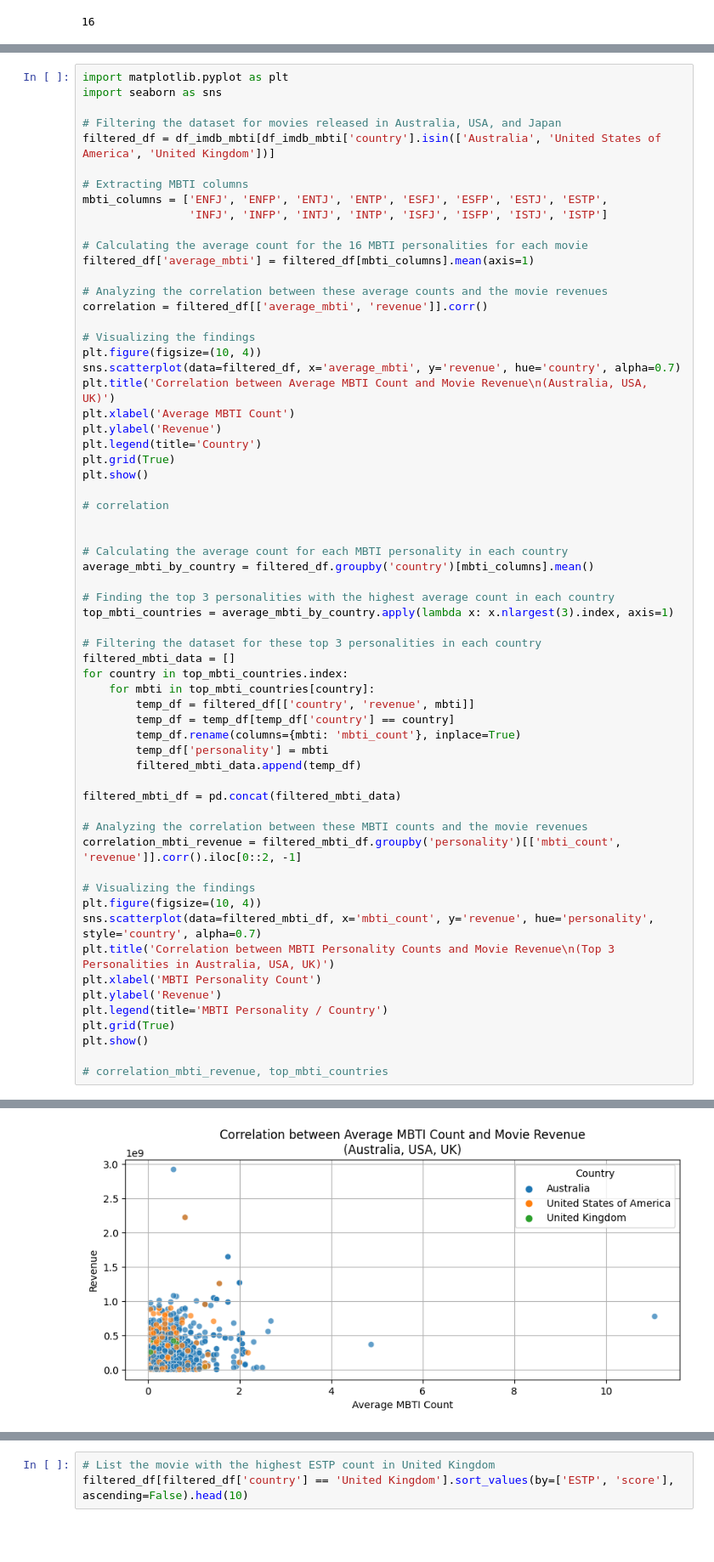
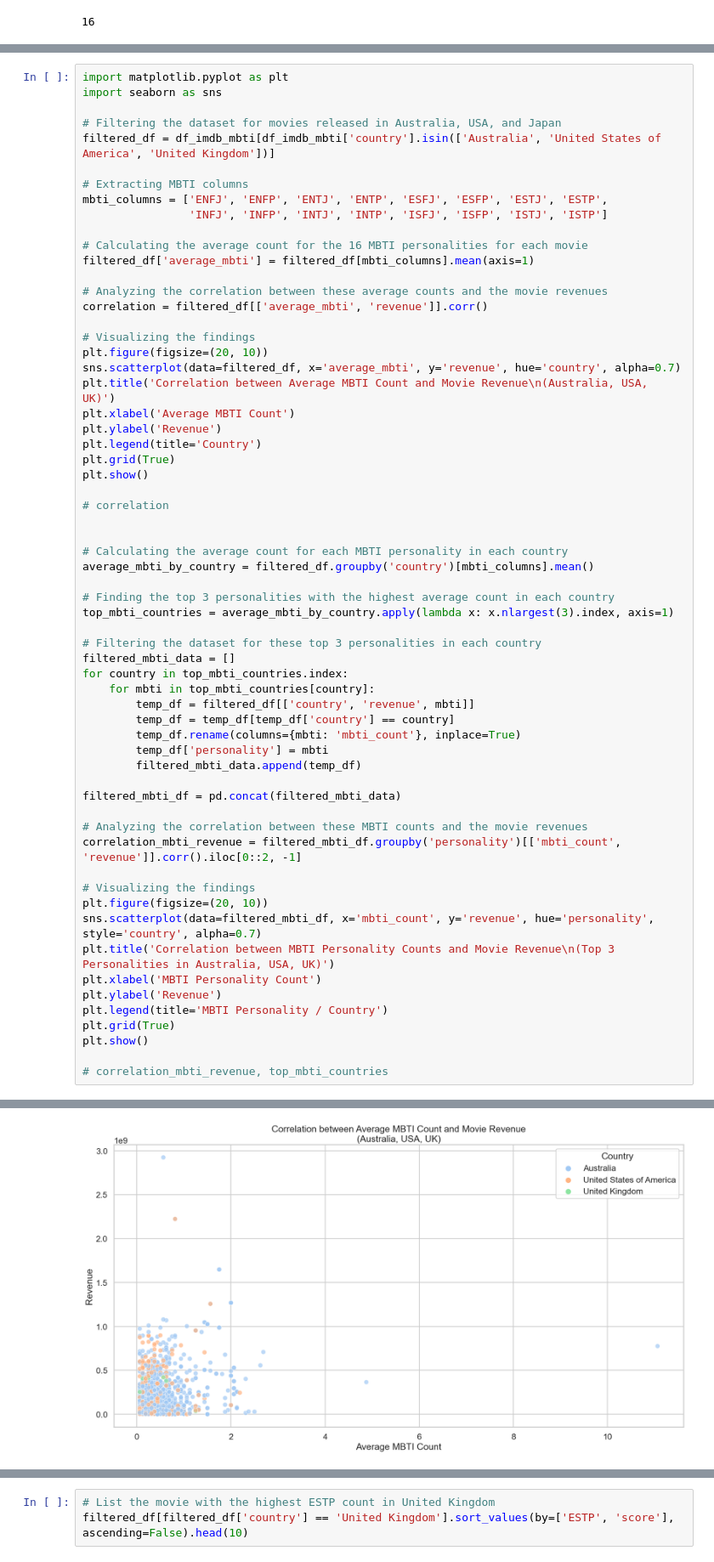
Before and after one commit to Xiaotong1120/Exploratory-Data-Analysis-on-Movie-Characters-MBTI-Personality-Types-, a Jupyter notebook: Geographic_EDA.ipynb, the cells around one changed output, grey strips where cells are left out. Shown at 85% size. Saved outputs shown, nothing was run; the diff lists cells and outputs as text; blank space fills up the shorter version.

```diff
--- a/Geographic_EDA.ipynb
+++ b/Geographic_EDA.ipynb
@@ -348,7 +349,7 @@ filtered_df['average_mbti'] = filtered_df[mbti_columns].mean(axis=1)
 correlation = filtered_df[['average_mbti', 'revenue']].corr()
 
 # Visualizing the findings
-plt.figure(figsize=(10, 4))
+plt.figure(figsize=(20, 10))
 sns.scatterplot(data=filtered_df, x='average_mbti', y='revenue', hue='country', alpha=0.7)
 plt.title('Correlation between Average MBTI Count and Movie Revenue\n(Australia, USA, UK)')
 plt.xlabel('Average MBTI Count')
@@ -370,32 +371,32 @@ top_mbti_countries = average_mbti_by_country.apply(lambda x: x.nlargest(3).index
 filtered_mbti_data = []
 for country in top_mbti_countries.index:
     for mbti in top_mbti_countries[country]:
         temp_df = filtered_df[['country', 'revenue', mbti]]
         temp_df = temp_df[temp_df['country'] == country]
         temp_df.rename(columns={mbti: 'mbti_count'}, inplace=True)
         temp_df['personality'] = mbti
         filtered_mbti_data.append(temp_df)
 
 filtered_mbti_df = pd.concat(filtered_mbti_data)
 
 # Analyzing the correlation between these MBTI counts and the movie revenues
 correlation_mbti_revenue = filtered_mbti_df.groupby('personality')[['mbti_count', 'revenue']].corr().iloc[0::2, -1]
 
 # Visualizing the findings
-plt.figure(figsize=(10, 4))
+plt.figure(figsize=(20, 10))
 sns.scatterplot(data=filtered_mbti_df, x='mbti_count', y='revenue', hue='personality', style='country', alpha=0.7)
 plt.title('Correlation between MBTI Personality Counts and Movie Revenue\n(Top 3 Personalities in Australia, USA, UK)')
 plt.xlabel('MBTI Personality Count')
 plt.ylabel('Revenue')
 plt.legend(title='MBTI Personality / Country')
 plt.grid(True)
 plt.show()
 
 # correlation_mbti_revenue, top_mbti_countries
 # %% [output]
 A value is trying to be set on a copy of a slice from a DataFrame.
 Try using .loc[row_indexer,col_indexer] = value instead
 
 See the caveats in the documentation: https://pandas.pydata.org/pandas-docs/stable/user_guide/indexing.html#returning-a-view-versus-a-copy
   filtered_df['average_mbti'] = filtered_df[mbti_columns].mean(axis=1)
-[figure, old version]
+[figure, new version]
```
Also changed, not shown: parts of 30 cells of this notebook, 20 other files.
